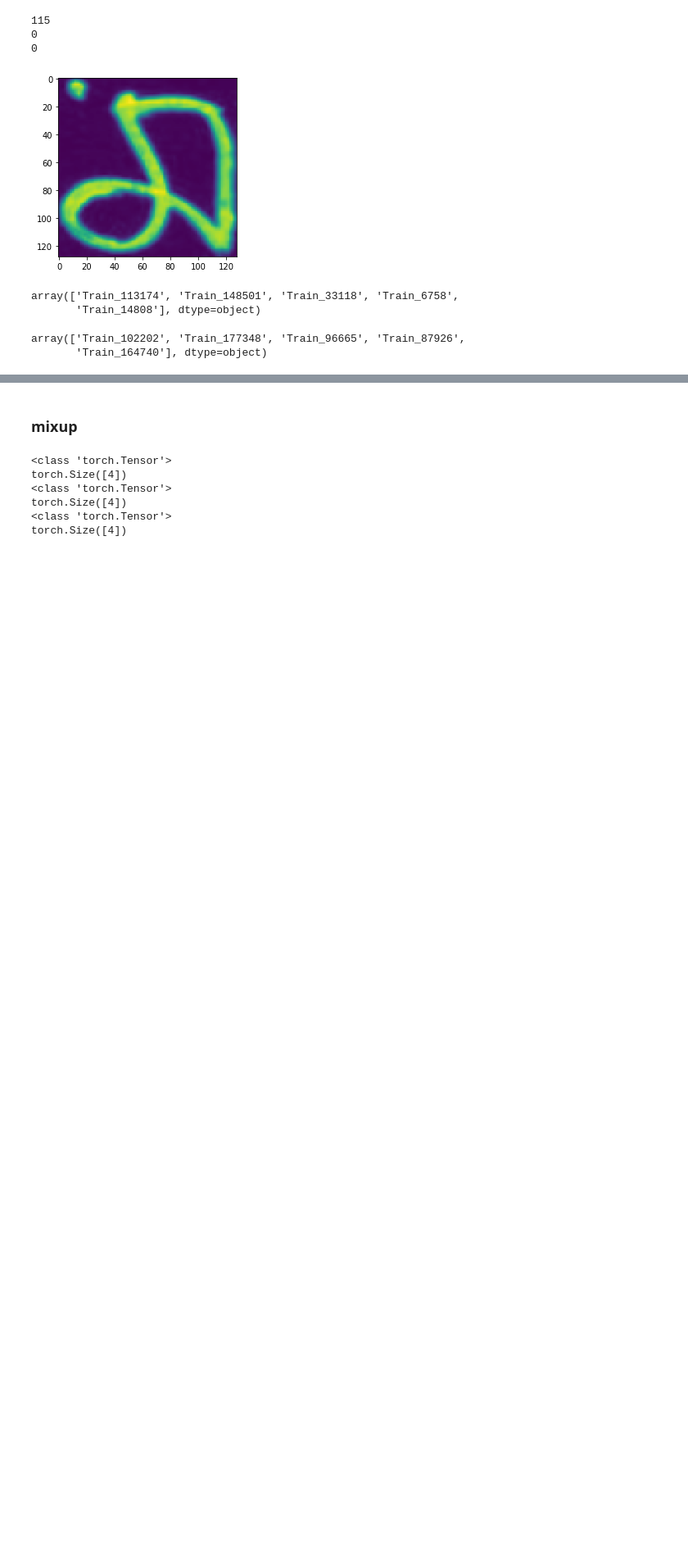
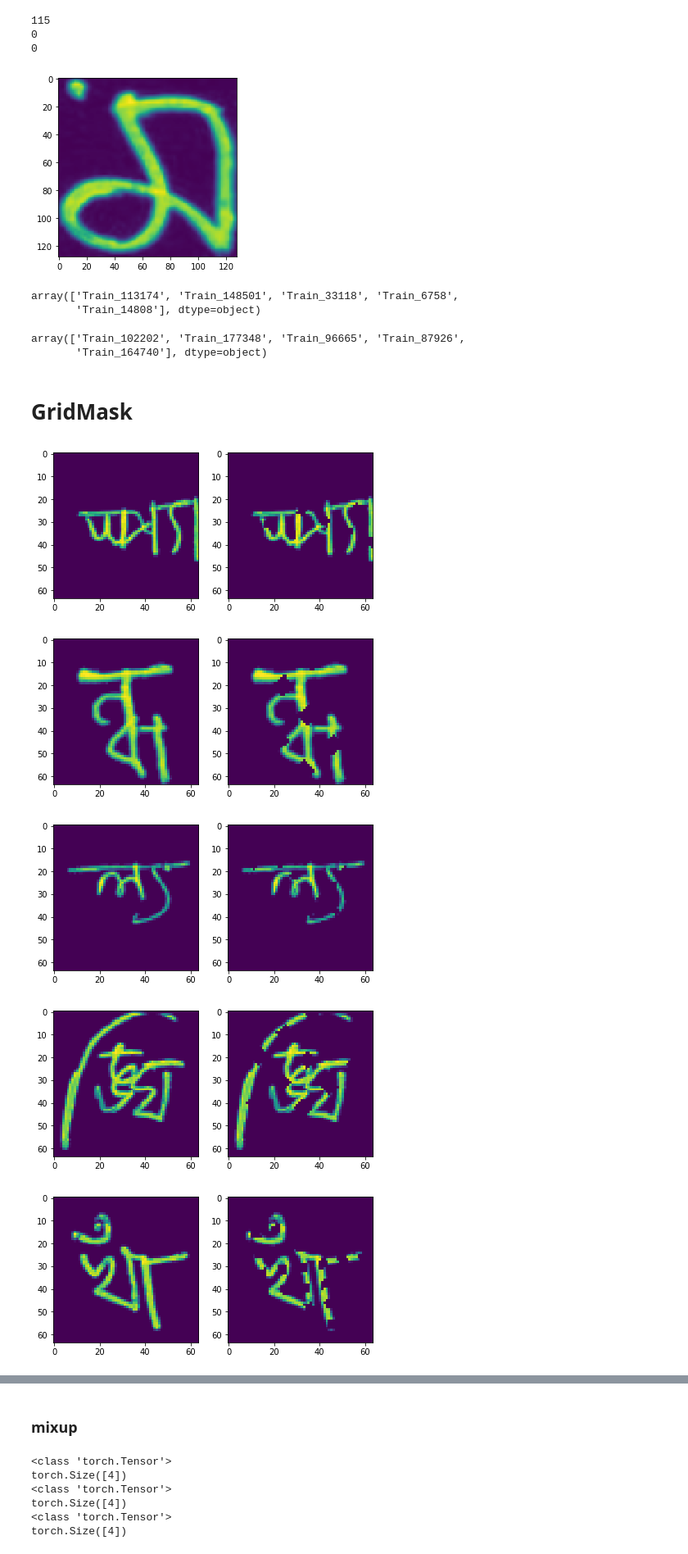
Before and after one commit to lisosia/kaggle-bengali-ai, a Jupyter notebook: src/test_dataloader.ipynb, the cells around one changed output, grey strips where cells are left out. Shown at 82% size. Cells and saved outputs as stored; diff of their text form; code cells hidden in the pictures; blank space fills up the shorter version.

```diff
--- a/src/test_dataloader.ipynb
+++ b/src/test_dataloader.ipynb
@@ -1,4 +1,4 @@
 # %%
 import config
-C = config.get_config('./config/000_seresnext_baseline-Copy1.yml')
+C = config.get_config('./config/024_3tail_avgpool2.yml')
 # %% [output]
@@ -7,7 +7,7 @@ config:  {'submission': False, 'batch_size': 128, 'device': 'cuda:0', 'out': '.'
 from dataset import *
 from loss import *
 # %%
-t, v = get_trainval_dataset()
+t, v = get_trainval_dataset_png()
 # %% [output]
 (200840,)
 (200840, 3)
@@ -68,3 +59,32 @@ v.image_ids[:5]
 # %% [output]
 array(['Train_102202', 'Train_177348', 'Train_96665', 'Train_87926',
        'Train_164740'], dtype=object)
+# %% [markdown]
+# GridMask
+# %%
+from torch.utils.data.dataloader import DataLoader
+dl = DataLoader(t, batch_size=1, shuffle=True)
+# %%
+from trans import GridMask
+gm = GridMask(C.image_size[0] * 0.1, C.image_size[0] * 0.4, ratio=0.6, rotate=360, mode=1)
+
+i = 0
+for x, y in dl:
+    x_aug = gm(x)
+
+    plt.figure(figsize=(7,7))
+    plt.subplot(1,2,1)
+    plt.imshow(x[0][0])
+    plt.subplot(1,2,2)
+    plt.imshow(x_aug[0][0])
+    plt.title("")
+    plt.show()
+
+    i += 1
+    if i > 10 : break
+# %% [output]
+[figure, added]
+[figure, added]
+[figure, added]
+[figure, added]
+[figure, added]
```
Also changed, not shown: parts of 6 cells of this notebook.
